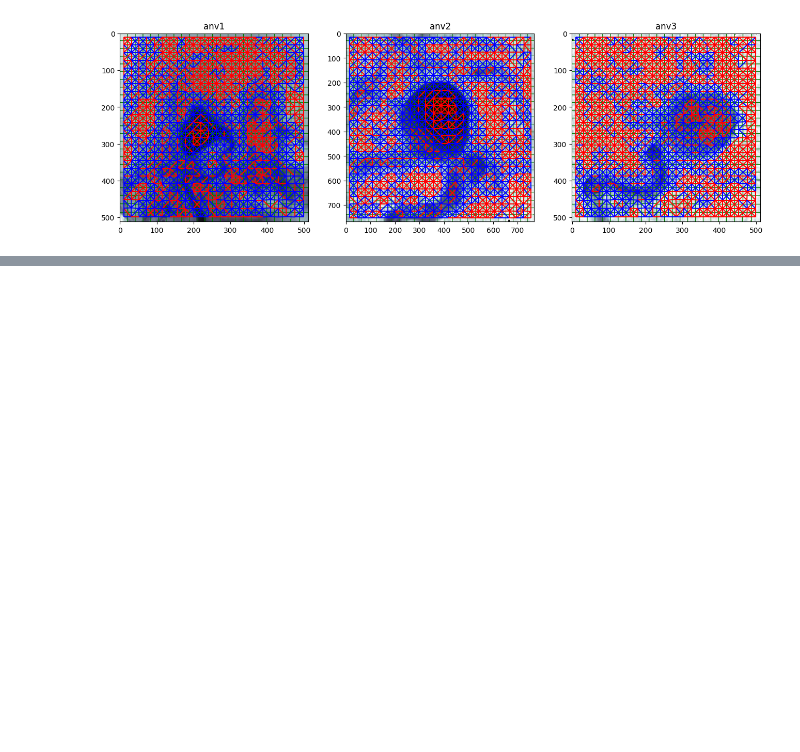
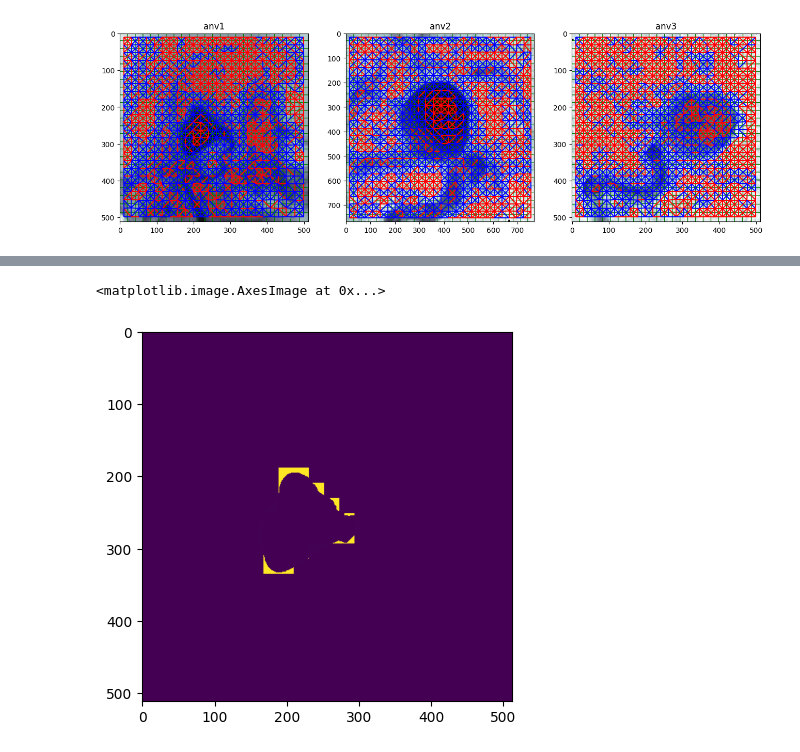
Before and after one commit to ybouilla/computervision, a Jupyter notebook: segmentation_image.ipynb, the cells around one changed output, grey strips where cells are left out. Cells and saved outputs as stored; diff of their text form; code cells hidden in the pictures; blank space fills up the shorter version.

```diff
--- a/segmentation_image.ipynb
+++ b/segmentation_image.ipynb
@@ -217,0 +221,11 @@ ax[2,2].imshow(color.rgb2gray(anv3) + color.rgb2gray(cont)*25)
+# %%
+from evaluation_facility import evaluate_2d_seg, flood_fill
+
+img_seg = plt.imread("imgs/patient1_seg.tif")
+
+seg_ref = (img_seg[:, :, 0] > 100) & (img_seg[:, :, 1] > 100) & (img_seg[:, :, 2] < 100)
+
+area_seg_computed =  ((labels2_a1 == 228)*255).astype(np.uint8)
+area_seg_ref = flood_fill(seg_ref)
+
+evaluate_2d_seg(area_seg_computed*255, area_seg_ref)
@@ -217,0 +242,5 @@ ax[2,2].imshow(color.rgb2gray(anv3) + color.rgb2gray(cont)*25)
+# %%
+plt.imshow(area_seg_ref.astype("uint8") - seg_computed.astype("uint8")*255)
+# %% [output]
+<matplotlib.image.AxesImage at 0x...>
+[figure, added]
```
Also changed, not shown: parts of 12 cells of this notebook, 2 other files.
